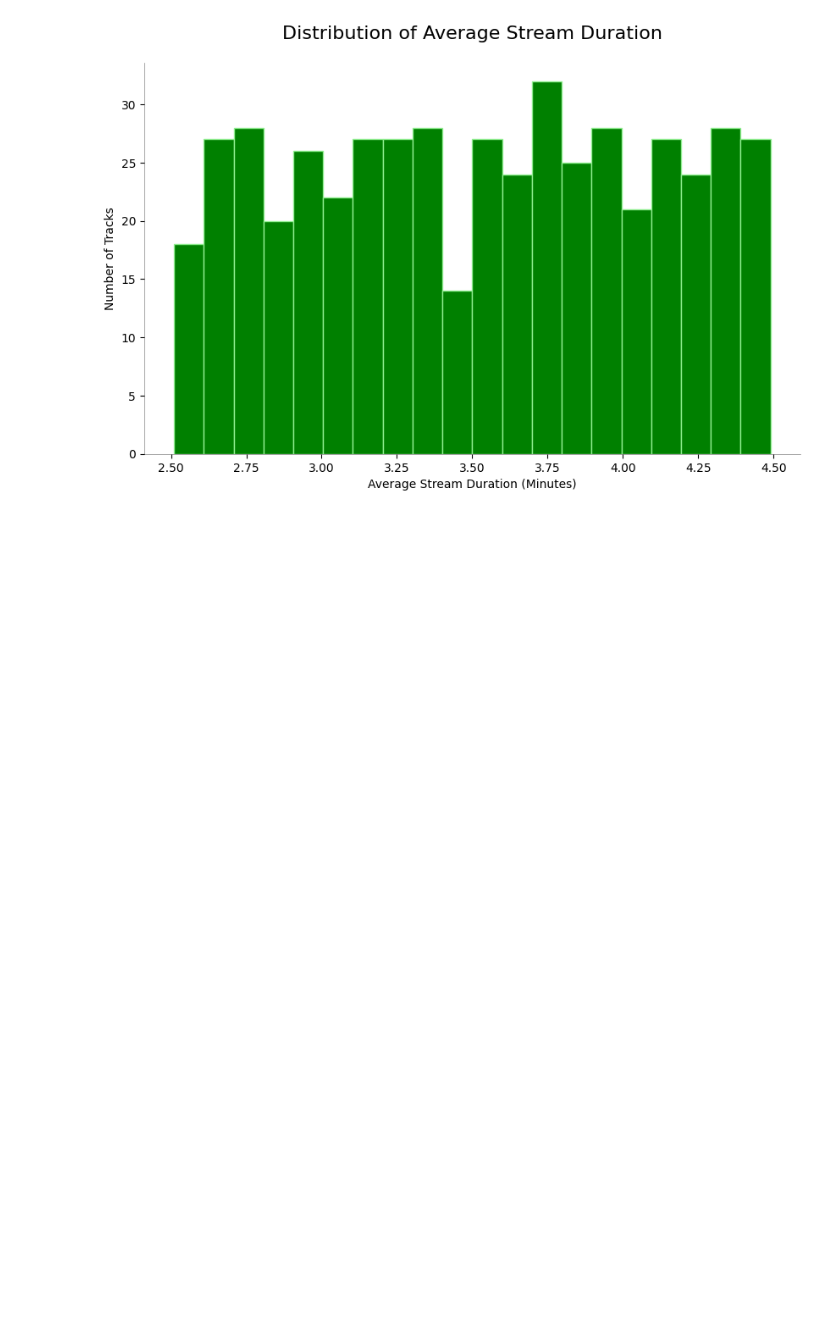
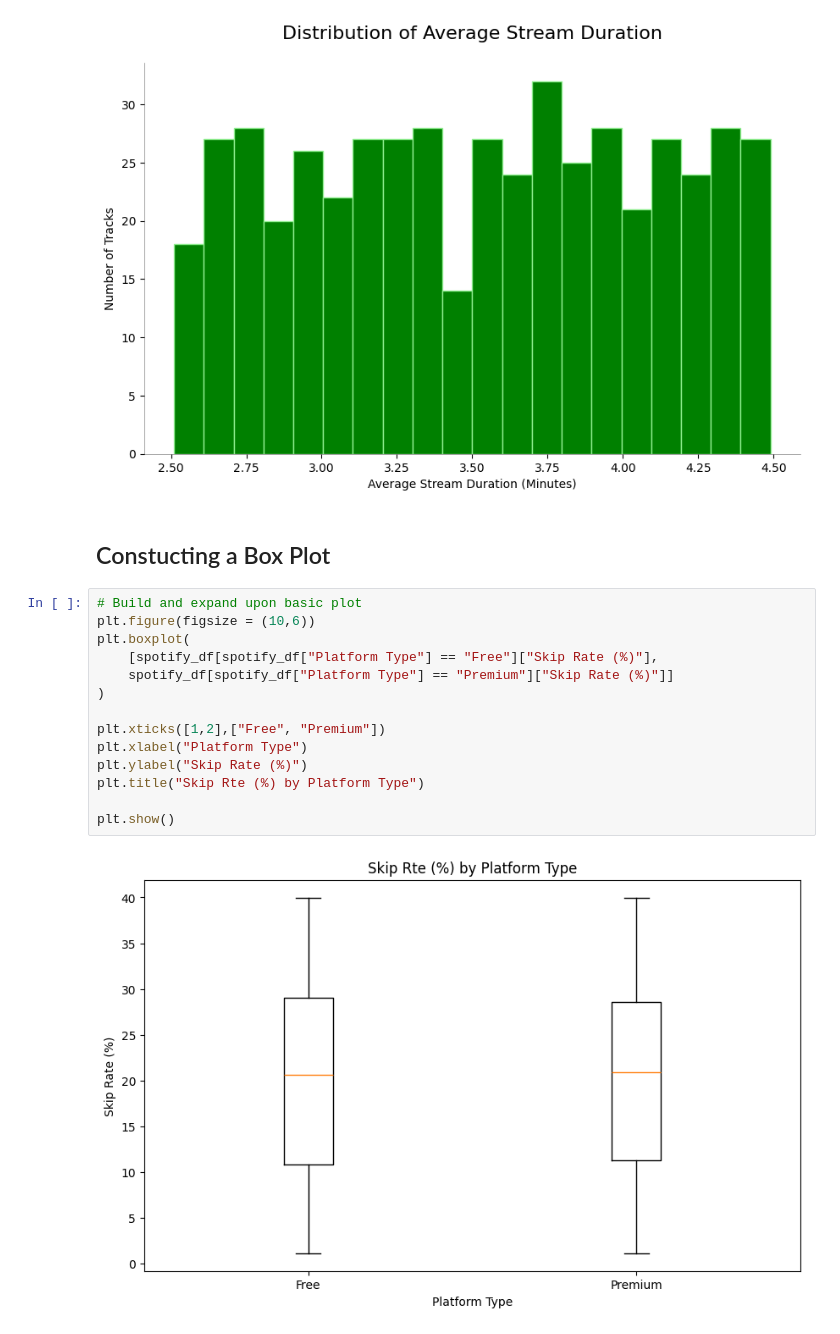
Before and after one commit to Chr-Dennis/learning_plots_chr-dennis, a Jupyter notebook: notebooks/visualization_practice.ipynb, the cells around one changed output. Drawn from its saved outputs; the diff is of its cells as text; blank space fills up the shorter version.

Commit message:
Completed Box Plot walkthrough

```diff
--- a/notebooks/visualization_practice.ipynb
+++ b/notebooks/visualization_practice.ipynb
@@ -392,3 +392,21 @@ ax.spines['right'].set_visible(False)
 plt.show()
 # %% [output]
 [figure]
+# %% [markdown]
+## Constucting a Box Plot
+# %%
+# Build and expand upon basic plot
+plt.figure(figsize = (10,6))
+plt.boxplot(
+    [spotify_df[spotify_df["Platform Type"] == "Free"]["Skip Rate (%)"],
+    spotify_df[spotify_df["Platform Type"] == "Premium"]["Skip Rate (%)"]]
+)
+
+plt.xticks([1,2],["Free", "Premium"])
+plt.xlabel("Platform Type")
+plt.ylabel("Skip Rate (%)")
+plt.title("Skip Rte (%) by Platform Type")
+
+plt.show()
+# %% [output]
+[figure, added]
```
